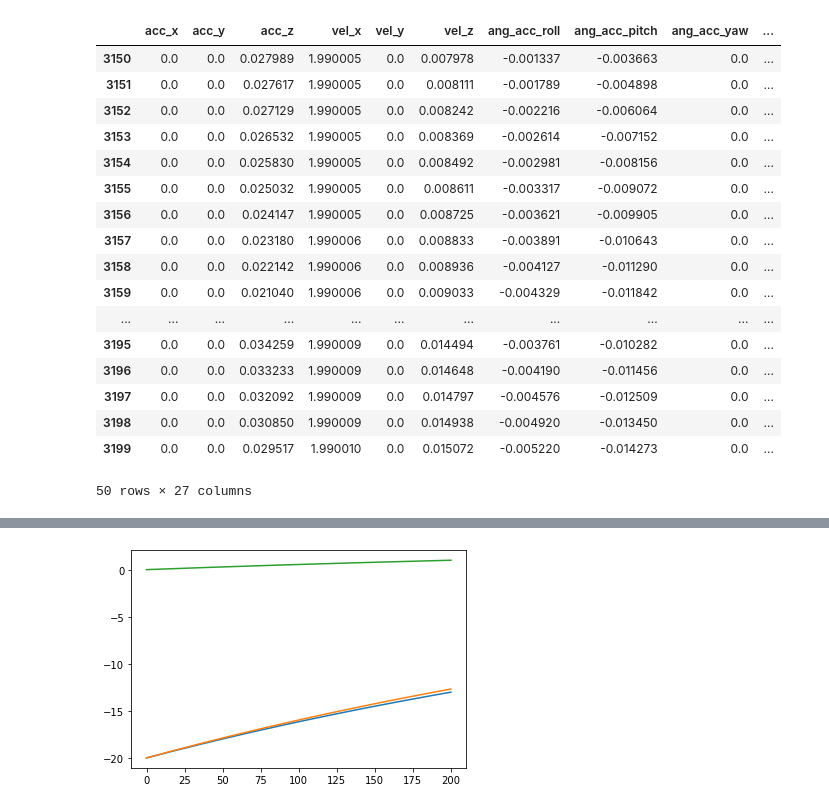
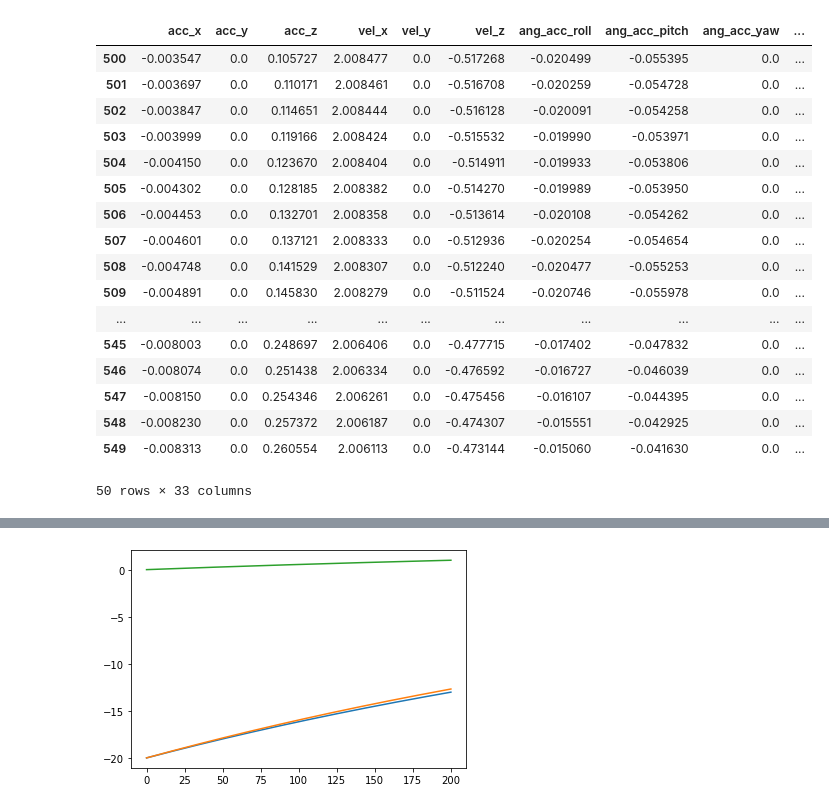
Before and after one commit to frederikt0ft/ROTV-modeling-and-control, a Jupyter notebook: Control/Control_Development.ipynb, the cells around one changed output, grey strips where cells are left out. Saved outputs shown, nothing was run; the diff lists cells and outputs as text; code cells hidden in the pictures.

```diff
--- a/Control/Control_Development.ipynb
+++ b/Control/Control_Development.ipynb
@@ -1,26 +1,26 @@
 # %%
 import pandas as pd
 import numpy as np
 import matplotlib.pyplot as plt
 np.set_printoptions(formatter={'float': lambda x: "{0:0.3f}".format(x)})
 df = pd.read_csv("Simulation_data.csv")
-display(df[3150:3200])
+display(df[500:550])
 # %% [output]
 |  | acc_x | acc_y | acc_z | vel_x | vel_y | vel_z | ang_acc_roll | ang_acc_pitch | ang_acc_yaw | ... |
-| 3150 | 0.0 | 0.0 | 0.027989 | 1.990005 | 0.0 | 0.007978 | -0.001337 | -0.003663 | 0.0 | ... |
-| 3151 | 0.0 | 0.0 | 0.027617 | 1.990005 | 0.0 | 0.008111 | -0.001789 | -0.004898 | 0.0 | ... |
-| 3152 | 0.0 | 0.0 | 0.027129 | 1.990005 | 0.0 | 0.008242 | -0.002216 | -0.006064 | 0.0 | ... |
-| 3153 | 0.0 | 0.0 | 0.026532 | 1.990005 | 0.0 | 0.008369 | -0.002614 | -0.007152 | 0.0 | ... |
-| 3154 | 0.0 | 0.0 | 0.025830 | 1.990005 | 0.0 | 0.008492 | -0.002981 | -0.008156 | 0.0 | ... |
-| 3155 | 0.0 | 0.0 | 0.025032 | 1.990005 | 0.0 | 0.008611 | -0.003317 | -0.009072 | 0.0 | ... |
-| 3156 | 0.0 | 0.0 | 0.024147 | 1.990005 | 0.0 | 0.008725 | -0.003621 | -0.009905 | 0.0 | ... |
-| 3157 | 0.0 | 0.0 | 0.023180 | 1.990006 | 0.0 | 0.008833 | -0.003891 | -0.010643 | 0.0 | ... |
-| 3158 | 0.0 | 0.0 | 0.022142 | 1.990006 | 0.0 | 0.008936 | -0.004127 | -0.011290 | 0.0 | ... |
-| 3159 | 0.0 | 0.0 | 0.021040 | 1.990006 | 0.0 | 0.009033 | -0.004329 | -0.011842 | 0.0 | ... |
+| 500 | -0.003547 | 0.0 | 0.105727 | 2.008477 | 0.0 | -0.517268 | -0.020499 | -0.055395 | 0.0 | ... |
+| 501 | -0.003697 | 0.0 | 0.110171 | 2.008461 | 0.0 | -0.516708 | -0.020259 | -0.054728 | 0.0 | ... |
+| 502 | -0.003847 | 0.0 | 0.114651 | 2.008444 | 0.0 | -0.516128 | -0.020091 | -0.054258 | 0.0 | ... |
+| 503 | -0.003999 | 0.0 | 0.119166 | 2.008424 | 0.0 | -0.515532 | -0.019990 | -0.053971 | 0.0 | ... |
+| 504 | -0.004150 | 0.0 | 0.123670 | 2.008404 | 0.0 | -0.514911 | -0.019933 | -0.053806 | 0.0 | ... |
+| 505 | -0.004302 | 0.0 | 0.128185 | 2.008382 | 0.0 | -0.514270 | -0.019989 | -0.053950 | 0.0 | ... |
+| 506 | -0.004453 | 0.0 | 0.132701 | 2.008358 | 0.0 | -0.513614 | -0.020108 | -0.054262 | 0.0 | ... |
+| 507 | -0.004601 | 0.0 | 0.137121 | 2.008333 | 0.0 | -0.512936 | -0.020254 | -0.054654 | 0.0 | ... |
+| 508 | -0.004748 | 0.0 | 0.141529 | 2.008307 | 0.0 | -0.512240 | -0.020477 | -0.055253 | 0.0 | ... |
+| 509 | -0.004891 | 0.0 | 0.145830 | 2.008279 | 0.0 | -0.511524 | -0.020746 | -0.055978 | 0.0 | ... |
 | ... | ... | ... | ... | ... | ... | ... | ... | ... | ... | ... |
-| 3195 | 0.0 | 0.0 | 0.034259 | 1.990009 | 0.0 | 0.014494 | -0.003761 | -0.010282 | 0.0 | ... |
-| 3196 | 0.0 | 0.0 | 0.033233 | 1.990009 | 0.0 | 0.014648 | -0.004190 | -0.011456 | 0.0 | ... |
-| 3197 | 0.0 | 0.0 | 0.032092 | 1.990009 | 0.0 | 0.014797 | -0.004576 | -0.012509 | 0.0 | ... |
-| 3198 | 0.0 | 0.0 | 0.030850 | 1.990009 | 0.0 | 0.014938 | -0.004920 | -0.013450 | 0.0 | ... |
-| 3199 | 0.0 | 0.0 | 0.029517 | 1.990010 | 0.0 | 0.015072 | -0.005220 | -0.014273 | 0.0 | ... |
+| 545 | -0.008003 | 0.0 | 0.248697 | 2.006406 | 0.0 | -0.477715 | -0.017402 | -0.047832 | 0.0 | ... |
+| 546 | -0.008074 | 0.0 | 0.251438 | 2.006334 | 0.0 | -0.476592 | -0.016727 | -0.046039 | 0.0 | ... |
+| 547 | -0.008150 | 0.0 | 0.254346 | 2.006261 | 0.0 | -0.475456 | -0.016107 | -0.044395 | 0.0 | ... |
+| 548 | -0.008230 | 0.0 | 0.257372 | 2.006187 | 0.0 | -0.474307 | -0.015551 | -0.042925 | 0.0 | ... |
+| 549 | -0.008313 | 0.0 | 0.260554 | 2.006113 | 0.0 | -0.473144 | -0.015060 | -0.041630 | 0.0 | ... |
-50 rows × 27 columns
+50 rows × 33 columns
```
Also changed, not shown: parts of 3 cells of this notebook, 3 other files.
